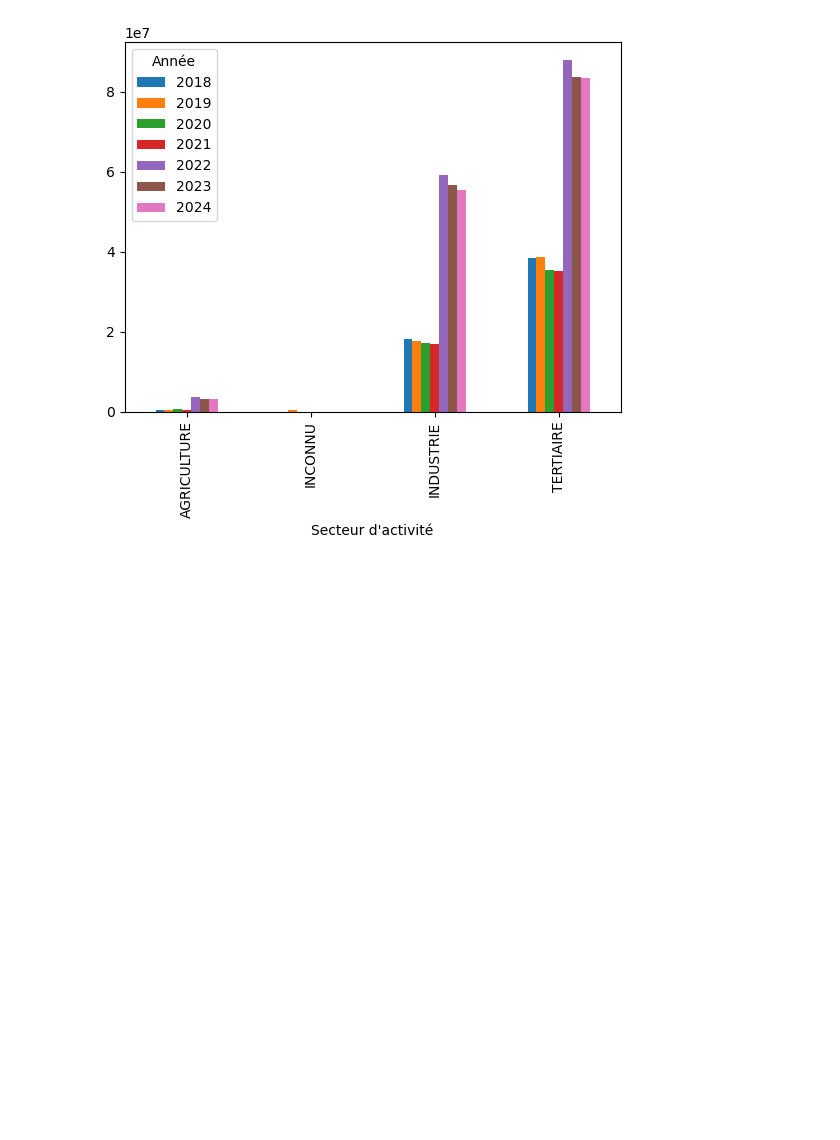
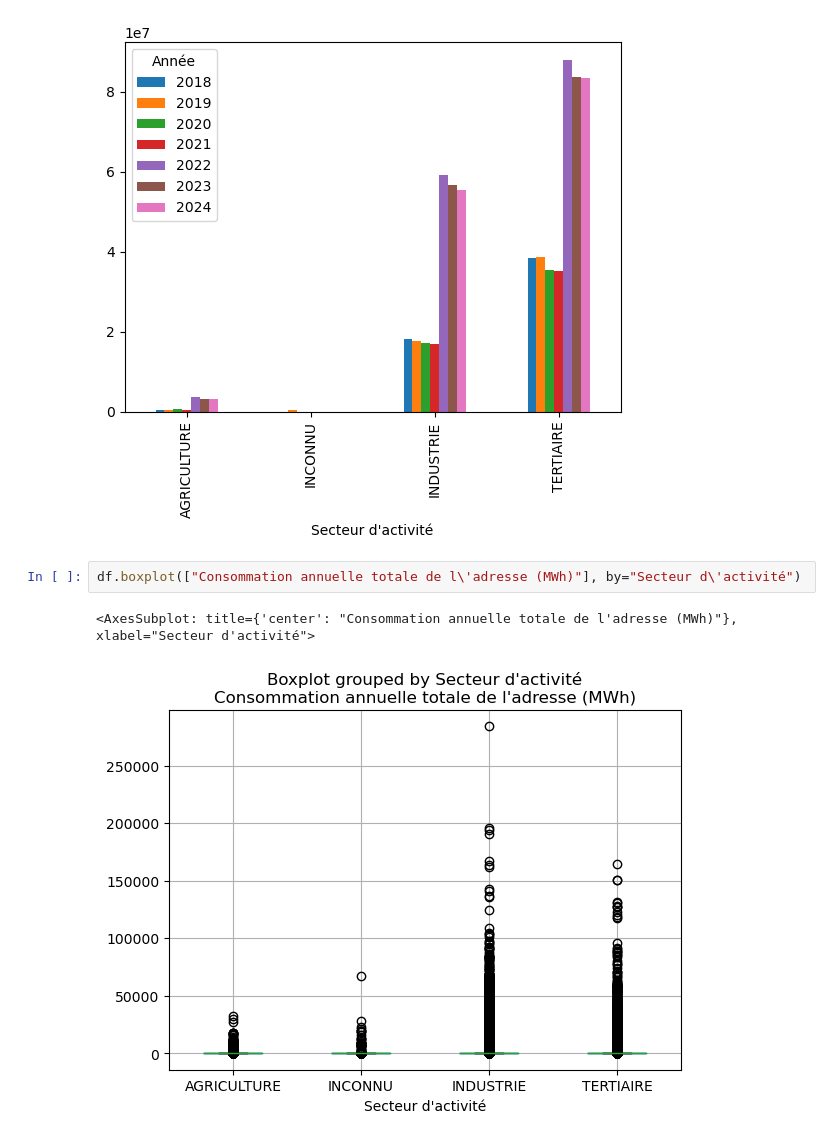
Before and after one commit to ClemBytes/EnedisOpenData, a Jupyter notebook: draft.ipynb, the cells around one changed output. Saved outputs shown, nothing was run; the diff lists cells and outputs as text; blank space fills up the shorter version.

Commit message:
DRAFT: boxplots

```diff
--- a/draft.ipynb
+++ b/draft.ipynb
@@ -280,3 +280,8 @@ df.groupby(["Secteur d\'activité", "Année"])["Consommation annuelle totale de
 # %% [output]
 <AxesSubplot: xlabel="Secteur d'activité">
 [figure]
+# %%
+df.boxplot(["Consommation annuelle totale de l\'adresse (MWh)"], by="Secteur d\'activité")
+# %% [output]
+<AxesSubplot: title={'center': "Consommation annuelle totale de l'adresse (MWh)"}, xlabel="Secteur d'activité">
+[figure, added]
```
Also changed, not shown: parts of 2 cells of this notebook.
